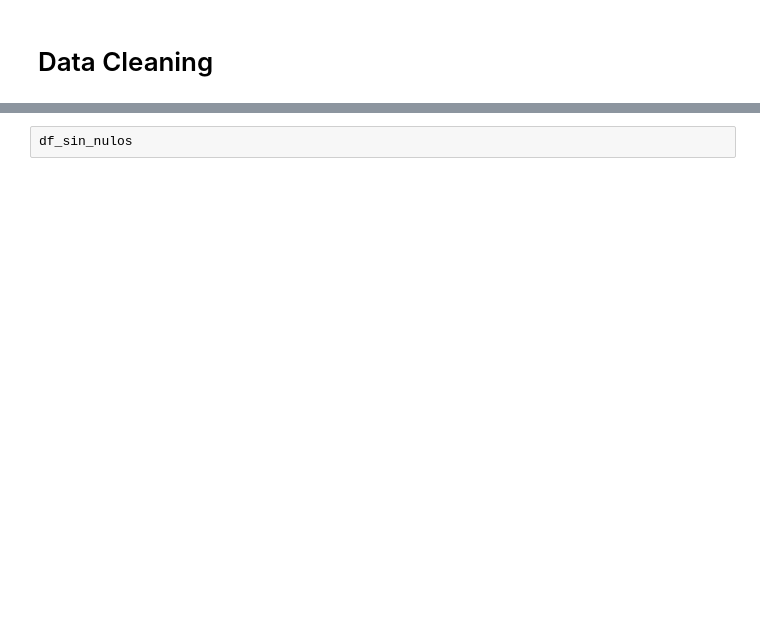
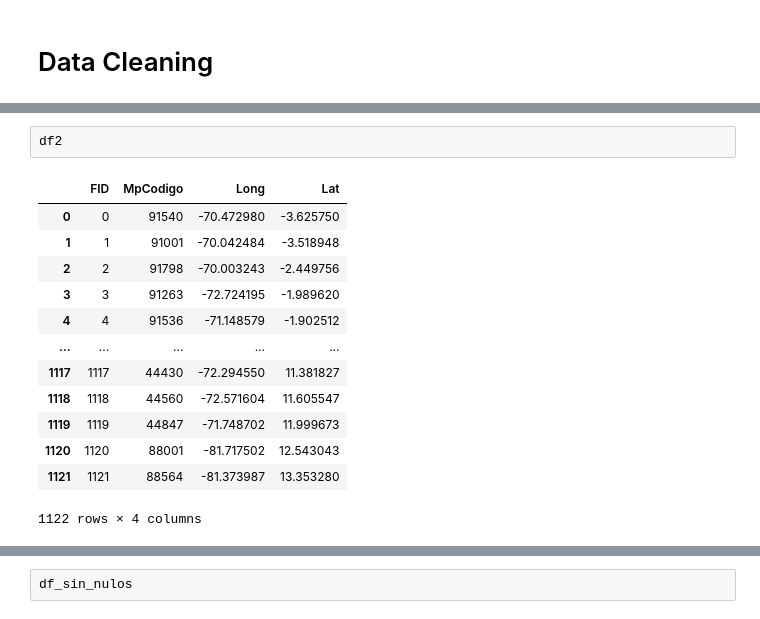
Before and after one commit to sebastianmb/PortfologioDataAnalyst, a Jupyter notebook: Procesamientos/General Stadistics ZHG.ipynb, the cells around one changed output, grey strips where cells are left out. Saved outputs shown, nothing was run; the diff lists cells and outputs as text; blank space fills up the shorter version.

```diff
--- a/Procesamientos/General Stadistics ZHG.ipynb
+++ b/Procesamientos/General Stadistics ZHG.ipynb
@@ -26 +35,17 @@ df.head()
+# %%
+df2
+# %% [output]
+|  | FID | MpCodigo | Long | Lat |
+| 0 | 0 | 91540 | -70.472980 | -3.625750 |
+| 1 | 1 | 91001 | -70.042484 | -3.518948 |
+| 2 | 2 | 91798 | -70.003243 | -2.449756 |
+| 3 | 3 | 91263 | -72.724195 | -1.989620 |
+| 4 | 4 | 91536 | -71.148579 | -1.902512 |
+| ... | ... | ... | ... | ... |
+| 1117 | 1117 | 44430 | -72.294550 | 11.381827 |
+| 1118 | 1118 | 44560 | -72.571604 | 11.605547 |
+| 1119 | 1119 | 44847 | -71.748702 | 11.999673 |
+| 1120 | 1120 | 88001 | -81.717502 | 12.543043 |
+| 1121 | 1121 | 88564 | -81.373987 | 13.353280 |
+1122 rows × 4 columns
 # %%
```
Also changed, not shown: parts of 11 cells of this notebook, 2 other files.
